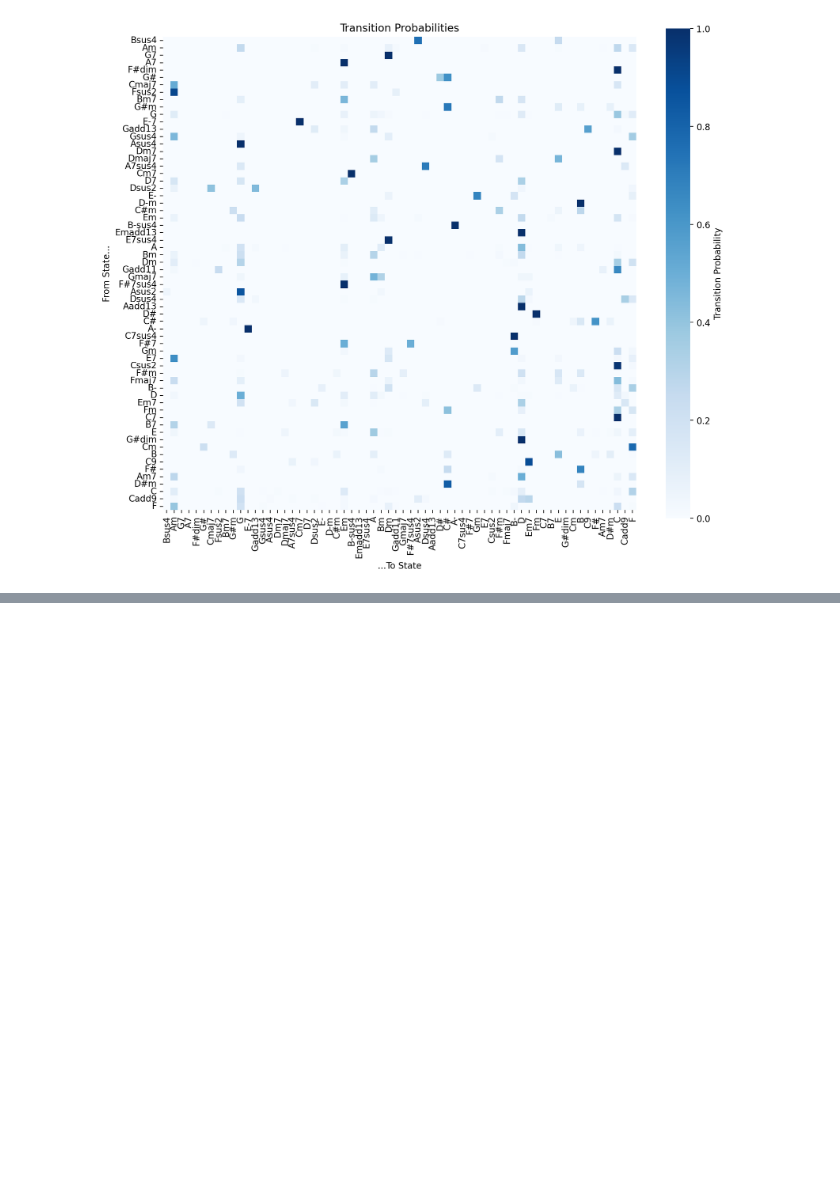
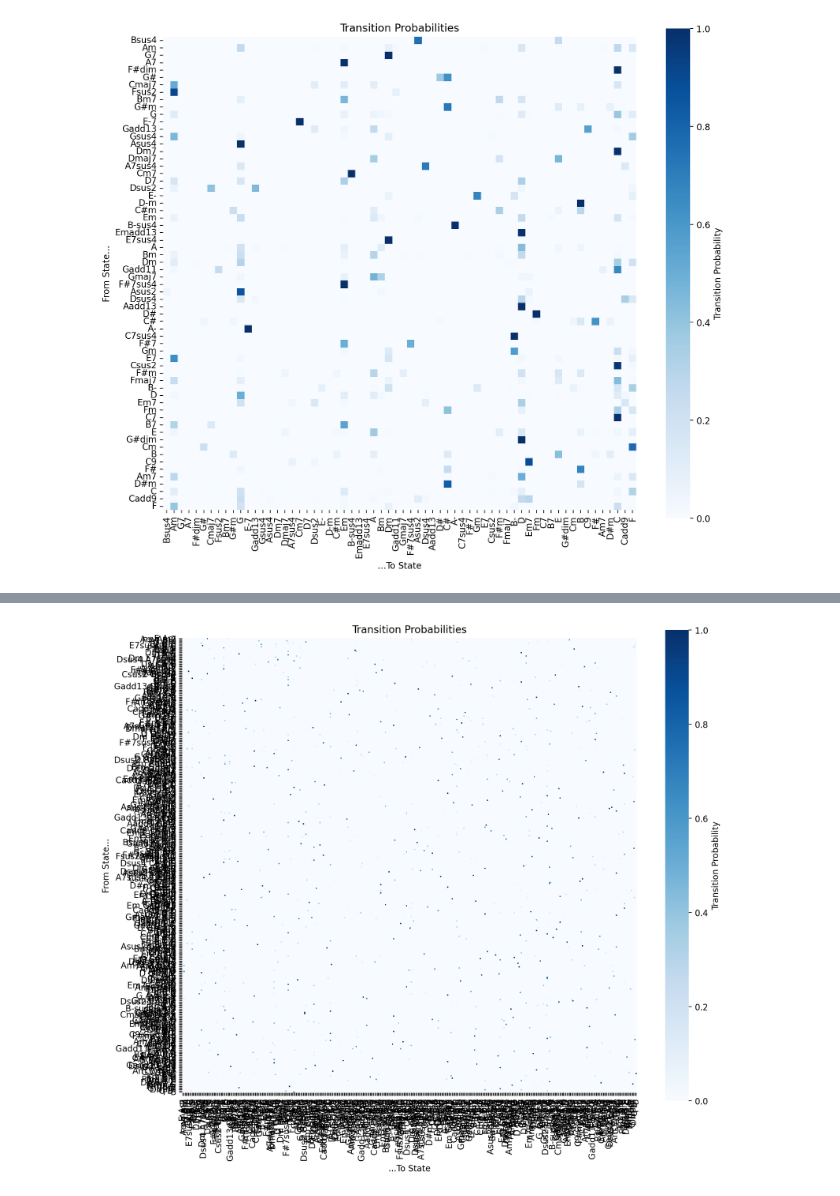
Before and after one commit to emilyrgarman/project1_understandingUncertainty, a Jupyter notebook: DS 5030 Project 1.ipynb, the cells around one changed output, grey strips where cells are left out. Drawn from its saved outputs; the diff is of its cells as text; code cells hidden in the pictures; blank space fills up the shorter version.

```diff
--- a/DS 5030 Project 1.ipynb
+++ b/DS 5030 Project 1.ipynb
@@ -148,0 +207,18 @@ plt.show()
+# %%
+# more transition probabilities - not helpful lol
+plt.figure(figsize=(12, 10))
+sns.heatmap(tr_pr,
+            cmap='Blues',
+            square=True,
+            xticklabels=states,
+            yticklabels=states,
+            cbar_kws={'label': 'Transition Probability'})
+
+plt.title('Transition Probabilities')
+plt.xlabel('...To State')
+plt.ylabel('From State...')
+plt.xticks(rotation=90)
+plt.yticks(rotation=0)
+plt.show()
+# %% [output]
+[figure, added]
```
Also changed, not shown: parts of 7 cells of this notebook, 1 other file.
